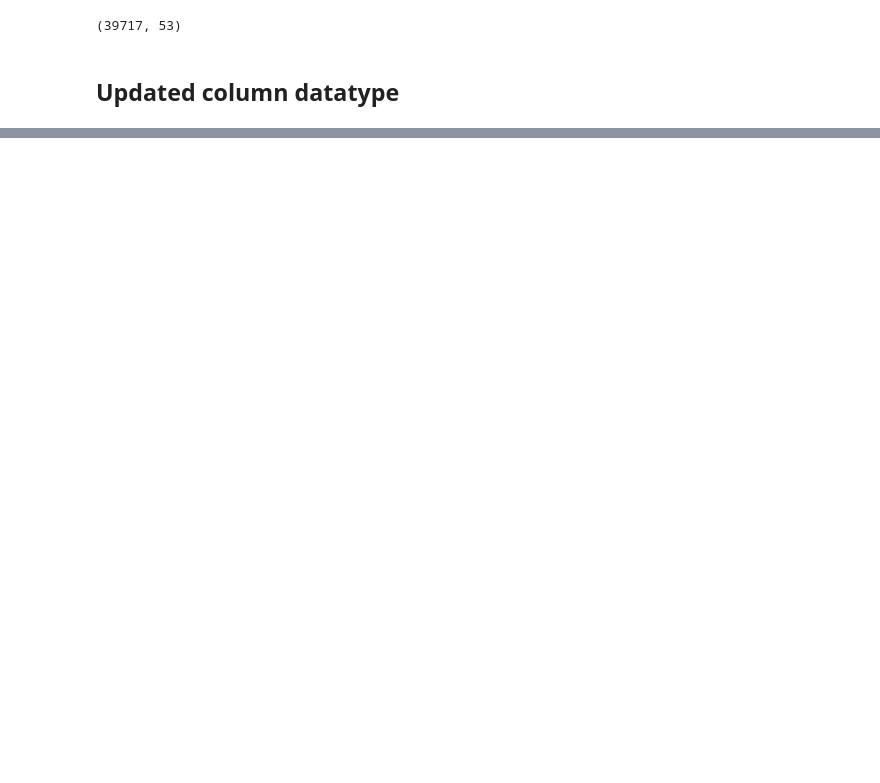
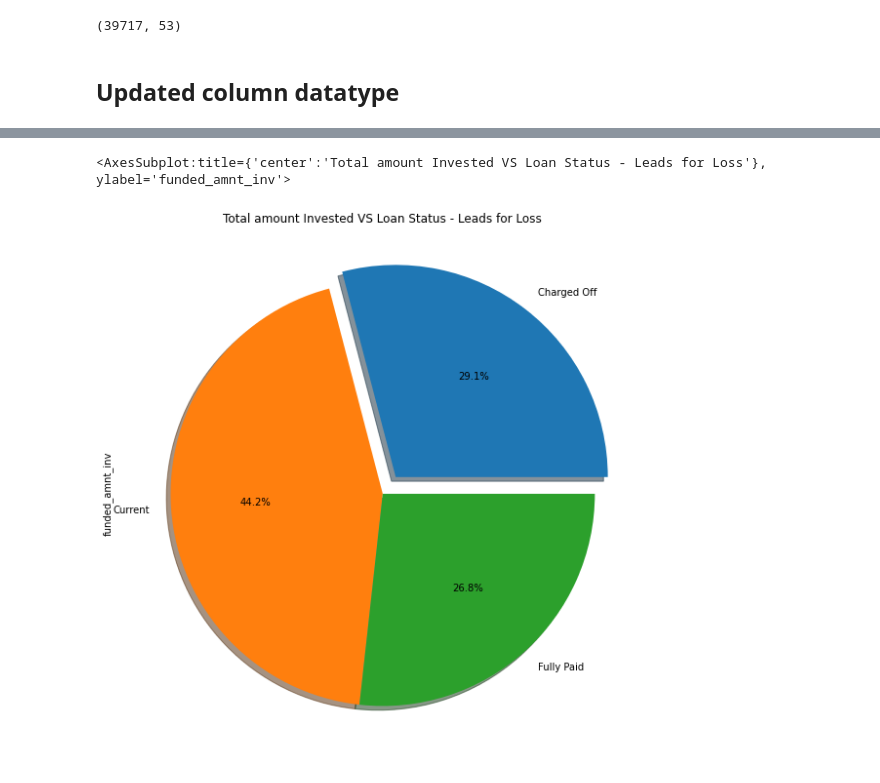
Before and after one commit to aerokhaleel/LendingClub_CaseStudy, a Jupyter notebook: Group_Facilitator_Avasarala_saisrinivas.ipynb, the cells around one changed output, grey strips where cells are left out. Cells and saved outputs as stored; diff of their text form; code cells hidden in the pictures; blank space fills up the shorter version.

```diff
--- a/Group_Facilitator_Avasarala_saisrinivas.ipynb
+++ b/Group_Facilitator_Avasarala_saisrinivas.ipynb
@@ -298,0 +312,7 @@ memory usage: 16.8+ MB
+# %%
+data.groupby(['loan_status'])['funded_amnt_inv'].mean().plot.pie(y='status', title="Total amount Invested VS Loan Status - Leads for Loss", legend=False, \
+                   autopct='%1.1f%%', explode=(0.1, 0,0), \
+                   shadow=True, startangle=0, figsize=(10,10))
+# %% [output]
+<AxesSubplot:title={'center':'Total amount Invested VS Loan Status - Leads for Loss'}, ylabel='funded_amnt_inv'>
+[figure, added]
```
Also changed, not shown: parts of 19 cells of this notebook.
